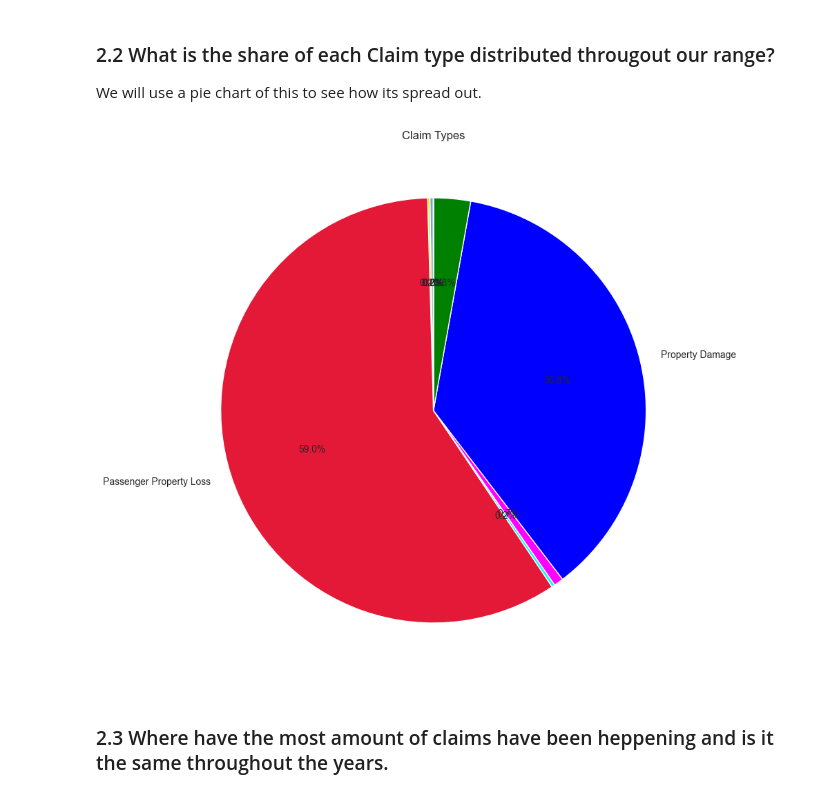
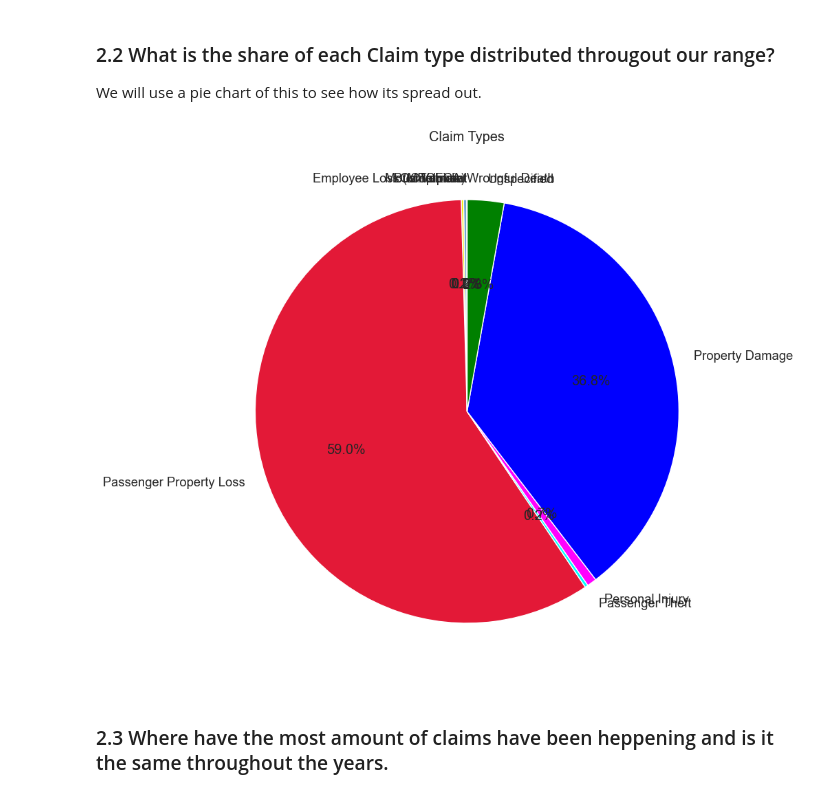
Before and after one commit to Jaomar92/capstone2, a Jupyter notebook: capstone2.ipynb, the cells around one changed output. Cells and saved outputs as stored; diff of their text form; code cells hidden in the pictures.

```diff
--- a/capstone2.ipynb
+++ b/capstone2.ipynb
@@ -745,23 +760,21 @@ We will use a pie chart of this to see how its spread out.
 # %%
 claim_counts = df_grouped.groupby('Claim Type').sum()['Count'].to_dict()
 
 colors = ['#18453B', '#F9A51A', '#0072C6', '#71A6D2', '#F0E90A', '#E31937', '#00FFFF', '#FF00FF', '#0000FF', '#008000', '#FFA500']
 
 abels = list(claim_counts.keys())
 for i in range(len(labels)):
     if labels[i] not in ['Passenger Property Loss', 'Property Damage']:
         labels[i] = ''
 
 plt.figure(figsize=(10,10))
-plt.pie(claim_counts.values(), labels=labels, colors=colors, autopct='%1.1f%%', startangle=90)
-
-# Set the title of the chart
-
+plt.pie(claim_counts.values(), labels=claim_counts.keys(), colors=colors, autopct='%1.1f%%', startangle=90)
+plt.savefig('claim_types_pie.png', dpi=300, bbox_inches='tight')
 # Set the title of the chart
 plt.title('Claim Types')
 plt.show()
 # %% [output]
-[figure, old version]
+[figure, new version]
 # %% [markdown]
 ### 2.3 Where have the most amount of claims have been heppening and is it the same throughout the years.
 # %%
```
Also changed, not shown: parts of 21 cells of this notebook, 25 other files.
